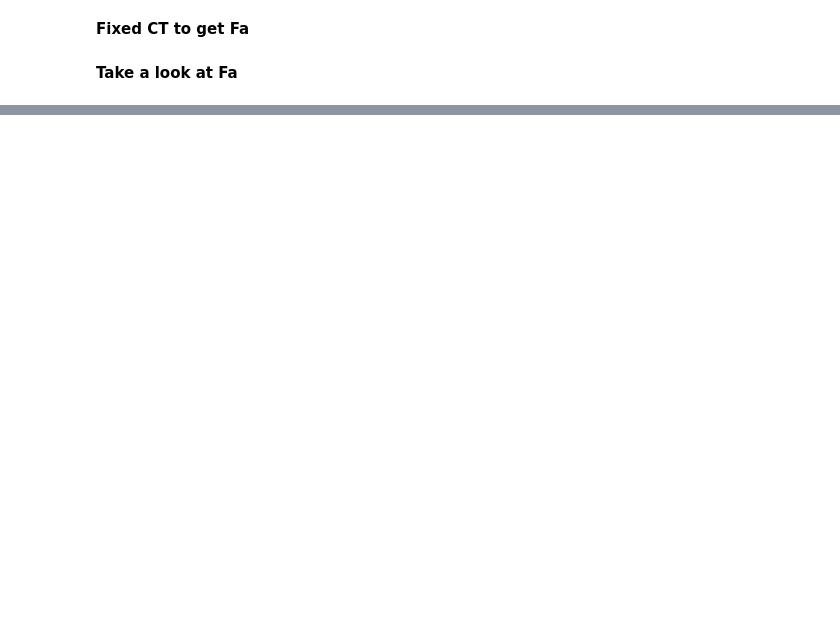
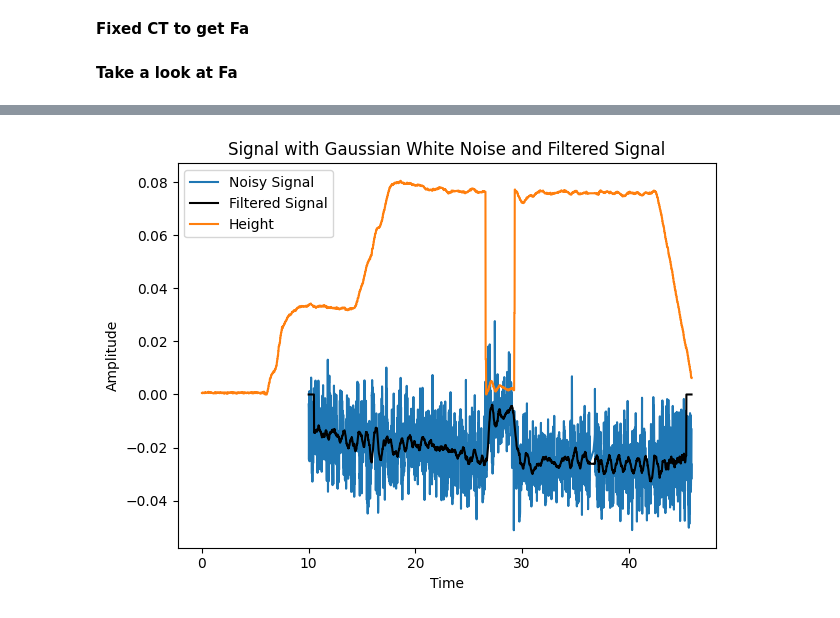
Before and after one commit to ChenyuZhaoTHU/crazyflie_firmware_constant_height, a Jupyter notebook: control/fa_cal.ipynb, the cells around one changed output, grey strips where cells are left out. Cells and saved outputs as stored; diff of their text form; code cells hidden in the pictures; blank space fills up the shorter version.

```diff
--- a/control/fa_cal.ipynb
+++ b/control/fa_cal.ipynb
@@ -231,0 +209,58 @@ plt.show()
+# %%
+import numpy as np
+import random
+import matplotlib.pyplot as plt
+
+# 生成原始信号
+t = np.linspace(0, 1, 1000)  # 时间范围为0到1，共1000个点
+signal = np.sin(2 * np.pi * 10 * t)  # 生成一个频率为10Hz的正弦信号
+
+# 生成高斯白噪声
+mean = 0
+stddev = 0.1
+noise = np.array([random.gauss(mean, stddev) for _ in range(signal.shape[0])])
+
+# 添加噪声到信号
+# noisy_signal = signal + noise
+noisy_signal = Fa[1000:,2]
+
+
+# 使用均值滤波进行降噪
+window_size = 50
+filtered_signal = np.zeros_like(noisy_signal)
+filtered_signal2 = np.zeros_like(filtered_signal)
+for i in range(window_size, len(noisy_signal) - window_size):
+    filtered_signal[i] = np.mean(noisy_signal[i - window_size:i])
+    filtered_signal2[i] = np.mean(filtered_signal[i - window_size:i])
+    # if filtered_signal2[i] > np.mean(filtered_signal[i - window_size:i]):
+
+
+# filtered_signal2 = np.zeros_like(filtered_signal)
+# for i in range(window_size, len(filtered_signal) - window_size):
+#     filtered_signal2[i] = np.mean(filtered_signal[i - window_size:i+window_size])
+
+
+# 绘制结果
+# plt.figure(figsize=(10, 6))
+# plt.subplot(2, 1, 1)
+# plt.plot(imu_data[:,-2], signal)
+# plt.title('Original Signal')
+# plt.xlabel('Time')
+# plt.ylabel('Amplitude')
+
+# plt.subplot(2, 1, 2)
+plt.plot(imu_data[1000:,-2], noisy_signal)
+plt.plot(imu_data[1000:,-2], filtered_signal, color='k')
+# plt.plot(imu_data[1000:,-2], filtered_signal2)
+
+plt.plot(imu_data[:,-2], imu_data[:,-1]/10000)
+
+plt.legend(['Noisy Signal', 'Filtered Signal','Height'])
+plt.title('Signal with Gaussian White Noise and Filtered Signal')
+plt.xlabel('Time')
+plt.ylabel('Amplitude')
+
+plt.tight_layout()
+plt.show()
+# %% [output]
+[figure, added]
```
Also changed, not shown: parts of 8 cells of this notebook, 39 other files.
